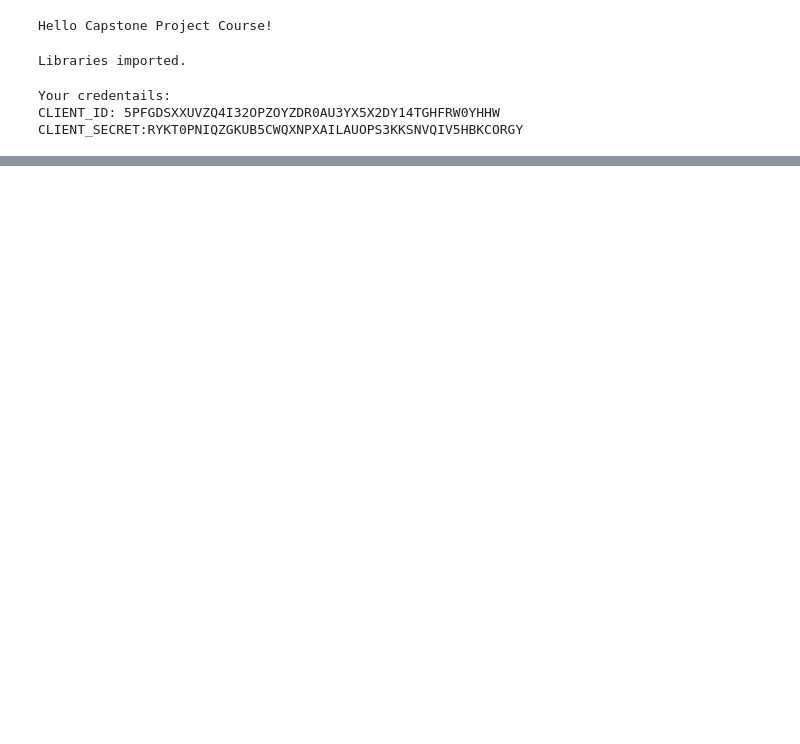
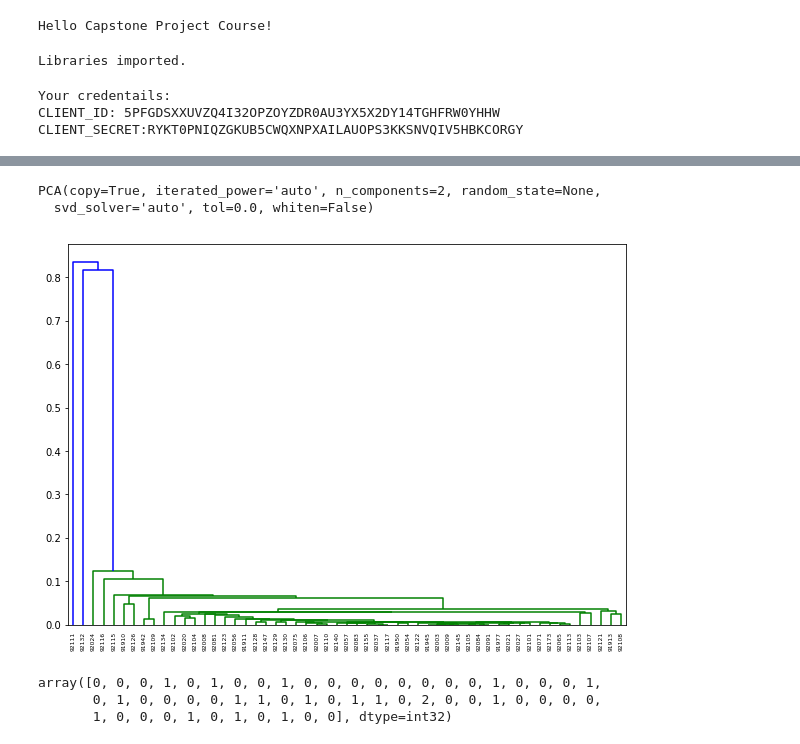
Before and after one commit to ndu-UCSD/IBM_capstone, a Jupyter notebook: Main.ipynb, the cells around one changed output, grey strips where cells are left out. Drawn from its saved outputs; the diff is of its cells as text; code cells hidden in the pictures; blank space fills up the shorter version.

```diff
--- a/Main.ipynb
+++ b/Main.ipynb
@@ -253,0 +146,8 @@ df_name
+# %%
+Food_category = ['Coffee Shop', 'Ice Cream Shop','Donut Shop','Dessert Shop','Frozen Yogurt Shop', 'Bubble Tea Shop',' Cupcake Shop'
+'Pizza Place', 'Sandwich Place', 'Taco Place', 'Salad Place','Poke Place', 'Snack Place', 'Burrito Place']
+Restaurant_category = Venues[Venues['Venue Category'].str.contains('Restaurant')]['Venue Category']
+Shopping_category = Venues[Venues['Venue Category'].str.contains('Shop')]['Venue Category']
+
+Pharmacy_category = Venues[Venues['Venue Category'].str.contains('Pharmacy')]['Venue Category']
+Shopping_mall_category = ['Shopping Mall']
@@ -253,0 +268,15 @@ df_name
+# %%
+df_Restaurant = Venues[Venues['Venue Category'].apply(lambda x:x in list(Restaurant_category))]
+# %%
+# one hot encoding
+df_onehot = pd.get_dummies(df_Restaurant[['Venue Category']], prefix="", prefix_sep="")
+
+# add neighborhood column back to dataframe
+df_onehot['Postcode'] = df_Restaurant['Neighborhood']
+
+# move neighborhood column to the first column
+fixed_columns = [df_onehot.columns[-1]] + list(df_onehot.columns[:-1])
+df_onehot = df_onehot[fixed_columns]
+df_grouped = df_onehot.groupby('Postcode').sum()
+
+df_grouped.head()
@@ -253,0 +294,40 @@ df_name
+# %%
+from sklearn.preprocessing import normalize
+from sklearn.decomposition import PCA
+pca = PCA(n_components=2)
+pca.fit(normalize(df_grouped))
+# %% [output]
+PCA(copy=True, iterated_power='auto', n_components=2, random_state=None,
+  svd_solver='auto', tol=0.0, whiten=False)
+# %%
+from scipy.cluster.hierarchy import dendrogram, linkage
+from matplotlib import pyplot as plt
+
+linked = linkage(pca.components_.T, 'single')
+
+labelList = list(df_grouped.index)
+
+plt.figure(figsize=(10, 7))
+dendrogram(linked,
+            orientation='top',
+            labels=labelList,
+            distance_sort='descending',
+            show_leaf_counts=True)
+plt.show()
+# %% [output]
+[figure, added]
+# %%
+# set number of clusters
+kclusters = 3
+
+# manhattan_grouped_clustering = df_grouped.drop('Neighborhood', 1)
+
+# run k-means clustering
+kmeans = KMeans(n_clusters=kclusters, n_init = 10 ,max_iter=500, random_state=5).fit(df_grouped)
+
+# check cluster labels generated for each row in the dataframe
+kmeans.labels_
+# %% [output]
+array([0, 0, 0, 1, 0, 1, 0, 0, 1, 0, 0, 0, 0, 0, 0, 0, 0, 1, 0, 0, 0, 1,
+       0, 1, 0, 0, 0, 0, 1, 1, 0, 1, 0, 1, 1, 0, 2, 0, 0, 1, 0, 0, 0, 0,
+       1, 0, 0, 0, 1, 0, 1, 0, 1, 0, 0], dtype=int32)
```
Also changed, not shown: parts of 42 cells of this notebook, 7 other files.
